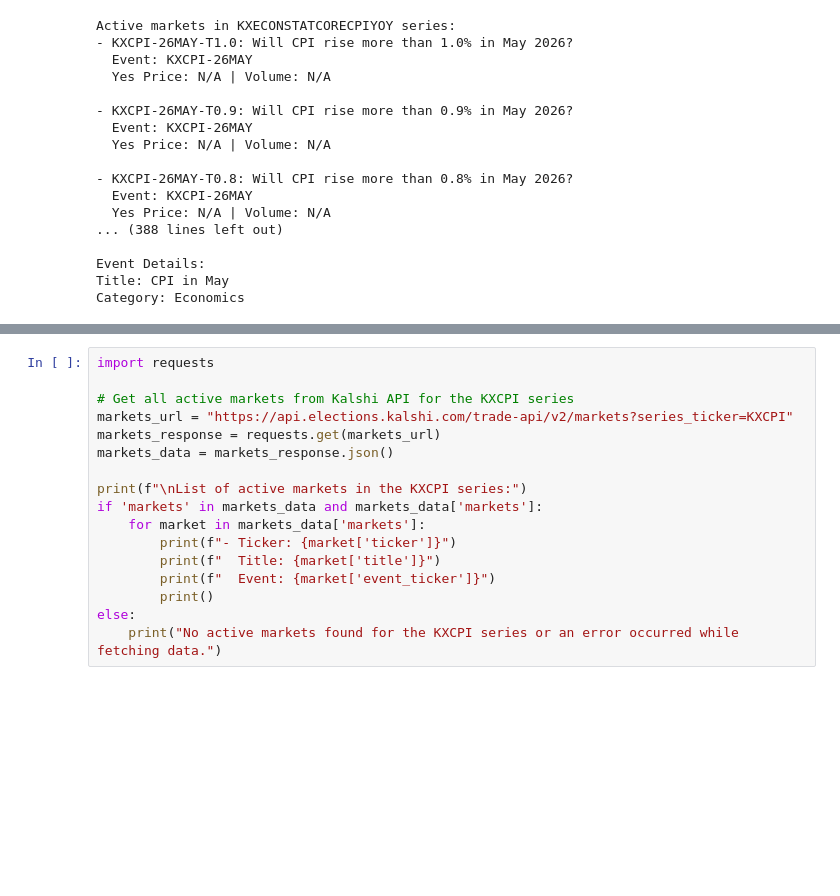
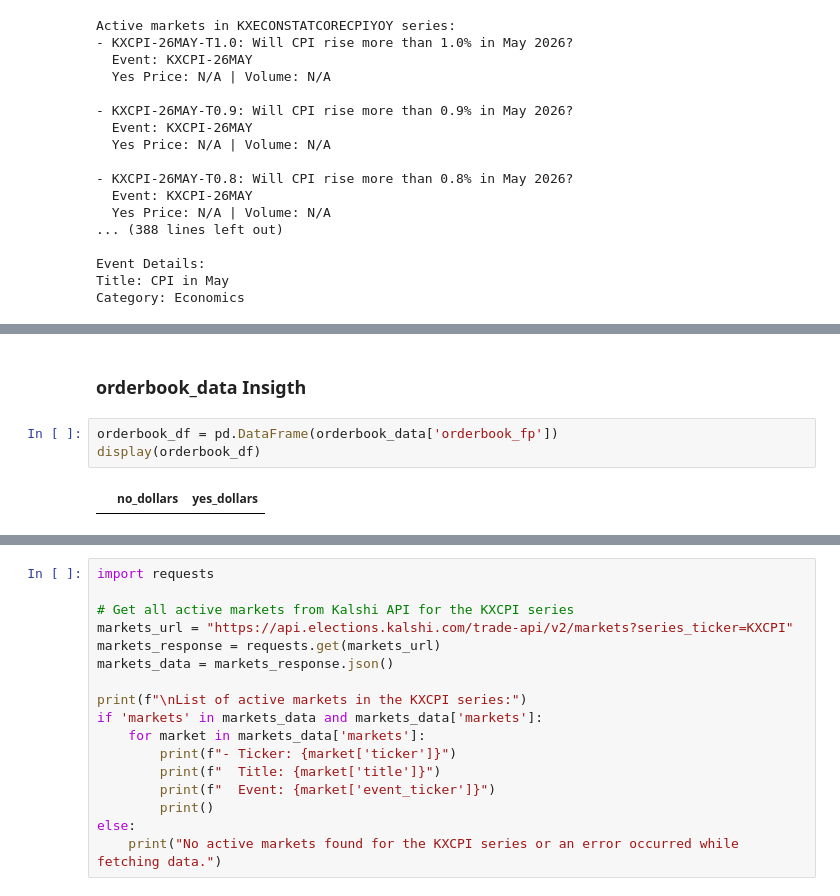
Before and after one commit to hunsec/Kalshi_economics, a Jupyter notebook: notebooks/Kalshi_API.ipynb, the cells around one changed output, grey strips where cells are left out. Saved outputs shown, nothing was run; the diff lists cells and outputs as text; blank space fills up the shorter version.

```diff
--- a/notebooks/Kalshi_API.ipynb
+++ b/notebooks/Kalshi_API.ipynb
@@ -127,6 +148,13 @@ NO BIDS:
 NO BIDS:
   No NO bids available.
 -------------------------------------
+# %% [markdown]
+<h3>orderbook_data Insigth</h3>
+# %%
+orderbook_df = pd.DataFrame(orderbook_data['orderbook_fp'])
+display(orderbook_df)
+# %% [output]
+|  | no_dollars | yes_dollars |
 # %%
 import requests
 from datetime import datetime, UTC
```
Also changed, not shown: parts of 6 cells of this notebook, 17 other files.
